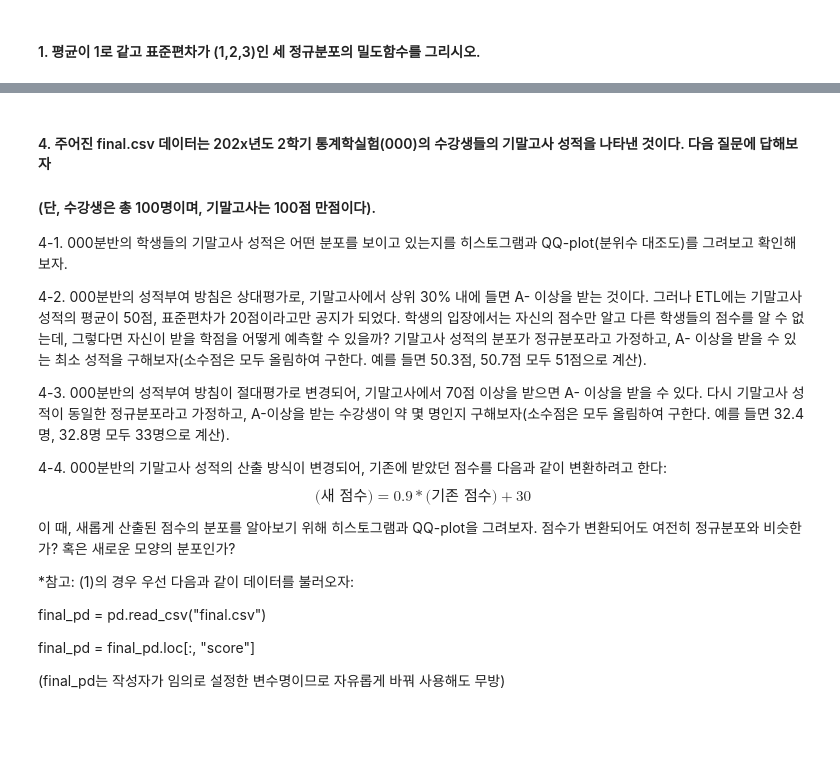
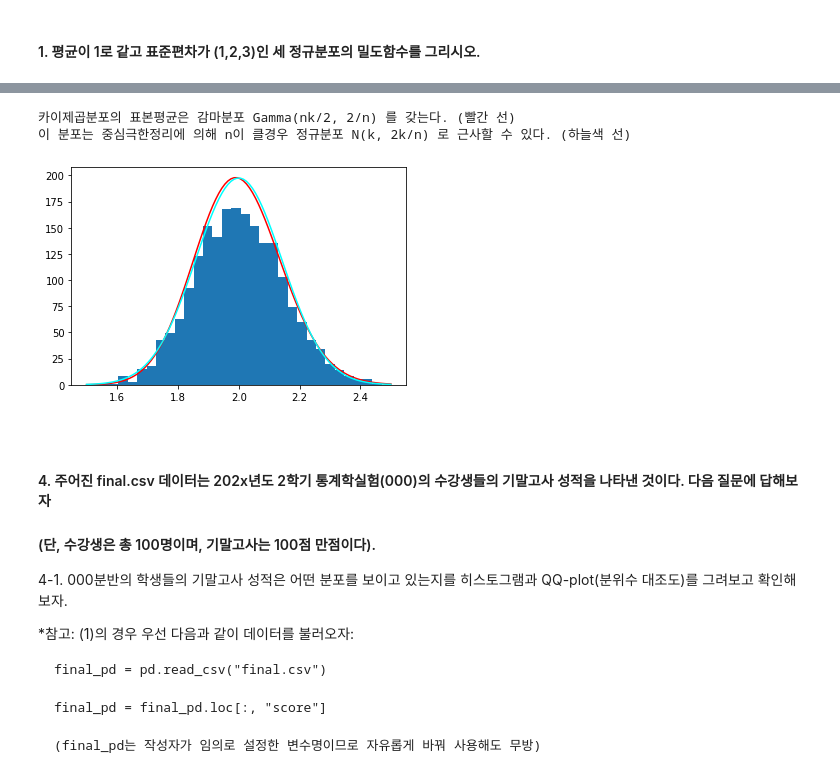
Before and after one commit to simnalamburt/snucse, a Jupyter notebook: 통계학실험/ch04/2013_11392김지현.ipynb, the cells around one changed output, grey strips where cells are left out. Saved outputs shown, nothing was run; the diff lists cells and outputs as text; code cells hidden in the pictures; blank space fills up the shorter version.

````diff
--- a/통계학실험/ch04/2013_11392김지현.ipynb
+++ b/통계학실험/ch04/2013_11392김지현.ipynb
@@ -12,23 +58,41 @@ fx = norm.pdf(x, loc = 0, scale = 1) 대신 fx = chi2.pdf(x, df = 3) 으로 바
+# %%
+from scipy.stats import gamma
+
+# Degree of freedom: 2
+k = 2
+# Sample size
+n = 200
+
+sample_mean = np.array([chi2.rvs(df=k, size=n) for _ in range(2000)]).mean(1)
+x = np.linspace(0.75*k, 1.25*k, 100)
+gamma = gamma.pdf(x, a=n*k/2, scale=2/n)*70
+normal = norm.pdf(x, loc=k, scale=(2*k/n)**0.5)*70
+
+print('''
+카이제곱분포의 표본평균은 감마분포 Gamma(nk/2, 2/n) 를 갖는다. (빨간 선)
+이 분포는 중심극한정리에 의해 n이 클경우 정규분포 N(k, 2k/n) 로 근사할 수 있다. (하늘색 선)''')
+plt.plot(x, gamma, color='red')
+plt.hist(sample_mean, bins=30)
+plt.plot(x, normal, color='cyan')
+plt.show()
+# %% [output]
+카이제곱분포의 표본평균은 감마분포 Gamma(nk/2, 2/n) 를 갖는다. (빨간 선)
+이 분포는 중심극한정리에 의해 n이 클경우 정규분포 N(k, 2k/n) 로 근사할 수 있다. (하늘색 선)
+[figure, added]
 # %% [markdown]
+&nbsp;
+
 #### 4. 주어진 final.csv 데이터는 202x년도 2학기 통계학실험(000)의 수강생들의 기말고사 성적을 나타낸 것이다. 다음 질문에 답해보자
 #### (단, 수강생은 총 100명이며, 기말고사는 100점 만점이다).
 
 4-1. 000분반의 학생들의 기말고사 성적은 어떤 분포를 보이고 있는지를 히스토그램과 QQ-plot(분위수 대조도)를 그려보고 확인해보자.
 
-4-2. 000분반의 성적부여 방침은 상대평가로, 기말고사에서 상위 30% 내에 들면 A- 이상을 받는 것이다. 그러나 ETL에는 기말고사 성적의 평균이 50점, 표준편차가 20점이라고만 공지가 되었다. 학생의 입장에서는 자신의 점수만 알고 다른 학생들의 점수를 알 수 없는데, 그렇다면 자신이 받을 학점을 어떻게 예측할 수 있을까? 기말고사 성적의 분포가 정규분포라고 가정하고, A- 이상을 받을 수 있는 최소 성적을 구해보자(소수점은 모두 올림하여 구한다. 예를 들면 50.3점, 50.7점 모두 51점으로 계산).
-
-4-3. 000분반의 성적부여 방침이 절대평가로 변경되어, 기말고사에서 70점 이상을 받으면 A- 이상을 받을 수 있다. 다시 기말고사 성적이 동일한 정규분포라고 가정하고, A-이상을 받는 수강생이 약 몇 명인지 구해보자(소수점은 모두 올림하여 구한다. 예를 들면 32.4명, 32.8명 모두 33명으로 계산).
-
-4-4. 000분반의 기말고사 성적의 산출 방식이 변경되어, 기존에 받았던 점수를 다음과 같이 변환하려고 한다:
-$$\text{(새 점수)} = 0.9*\text{(기존 점수)} + 30$$
-
-이 때, 새롭게 산출된 점수의 분포를 알아보기 위해 히스토그램과 QQ-plot을 그려보자. 점수가 변환되어도 여전히 정규분포와 비슷한가? 혹은 새로운 모양의 분포인가?
-
 *참고:
 (1)의 경우 우선 다음과 같이 데이터를 불러오자:
-
+```
 final_pd = pd.read_csv("final.csv")
 
 final_pd = final_pd.loc[:, "score"]
 
 (final_pd는 작성자가 임의로 설정한 변수명이므로 자유롭게 바꿔 사용해도 무방)
+```
````
Also changed, not shown: parts of 15 cells of this notebook, 2 other files.
